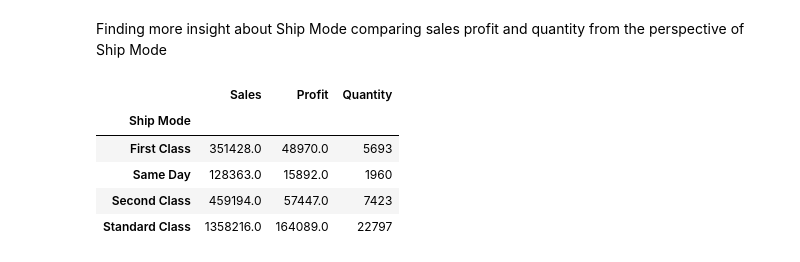
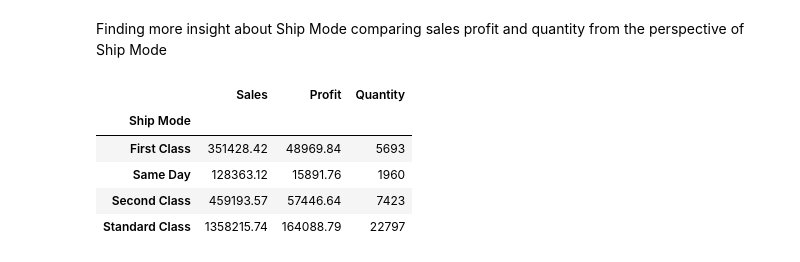
Before and after one commit to albertodavincishekhawat/DSpython, a Jupyter notebook: 2. Pandas.ipynb, the cells around one changed output. Cells and saved outputs as stored; diff of their text form; code cells hidden in the pictures.

```diff
--- a/2. Pandas.ipynb
+++ b/2. Pandas.ipynb
@@ -1317,11 +1319,11 @@ Finding more insight about Ship Mode
 comparing sales profit and quantity from the perspective of Ship Mode
 # %%
 # using round() as
-np.round(df.groupby("Ship Mode")[["Sales",'Profit','Quantity']].sum())
+np.round(df.groupby("Ship Mode")[["Sales",'Profit','Quantity']].sum(), decimals=2)
 # %% [output]
 |  | Sales | Profit | Quantity |
 | Ship Mode |  |  |  |
-| First Class | 351428.0 | 48970.0 | 5693 |
-| Same Day | 128363.0 | 15892.0 | 1960 |
-| Second Class | 459194.0 | 57447.0 | 7423 |
-| Standard Class | 1358216.0 | 164089.0 | 22797 |
+| First Class | 351428.42 | 48969.84 | 5693 |
+| Same Day | 128363.12 | 15891.76 | 1960 |
+| Second Class | 459193.57 | 57446.64 | 7423 |
+| Standard Class | 1358215.74 | 164088.79 | 22797 |
```
Also changed, not shown: parts of 8 cells of this notebook.
